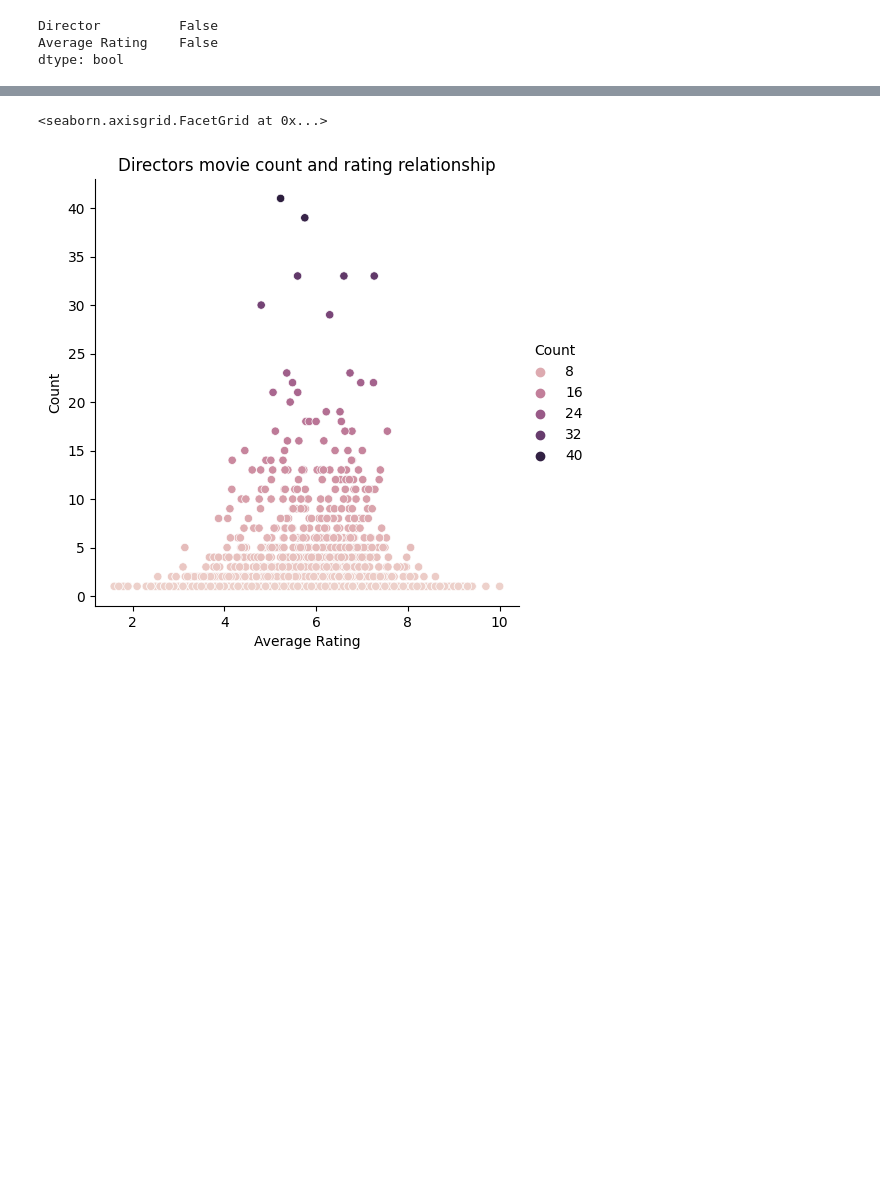
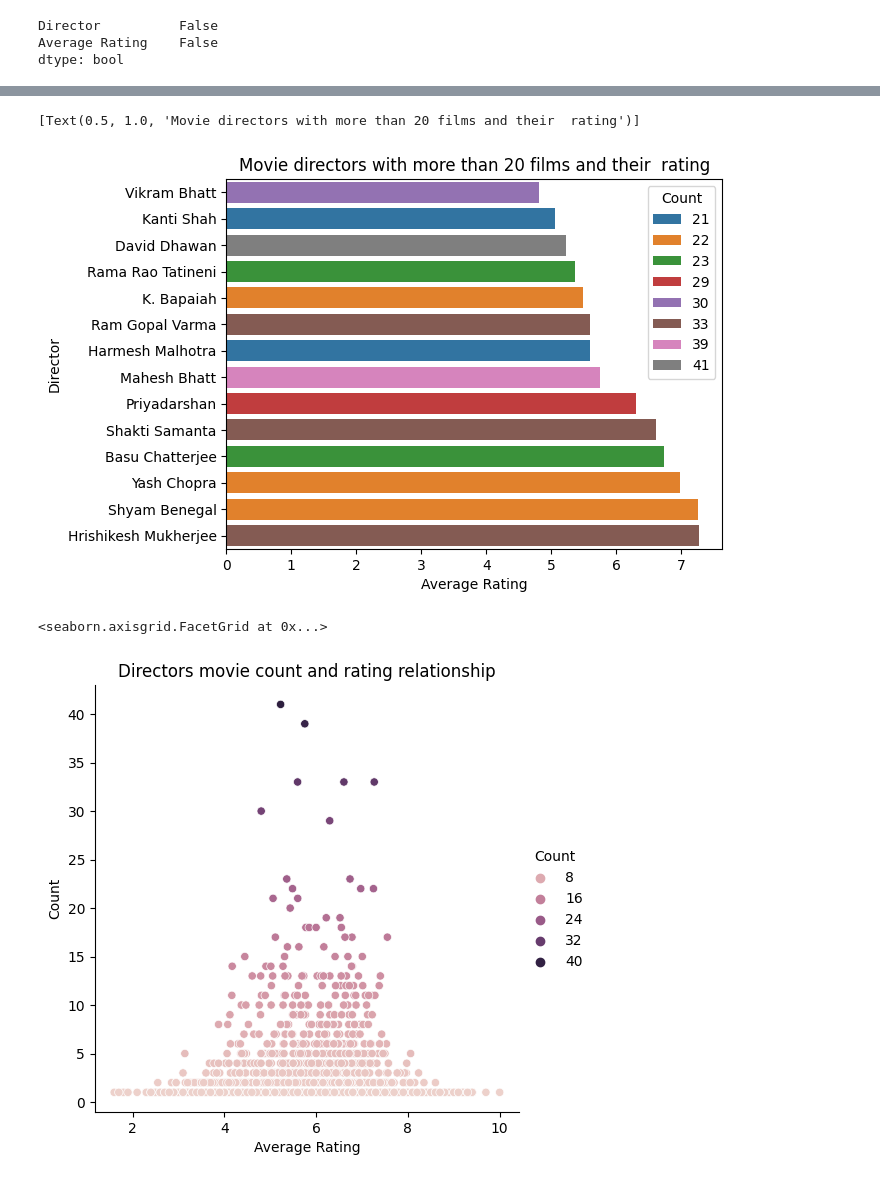
Before and after one commit to kdmwangi/Data-Science, a Jupyter notebook: Movie_rating_prediction.ipynb, the cells around one changed output, grey strips where cells are left out. Drawn from its saved outputs; the diff is of its cells as text; code cells hidden in the pictures; blank space fills up the shorter version.

```diff
--- a/Movie_rating_prediction.ipynb
+++ b/Movie_rating_prediction.ipynb
@@ -486,0 +533,2 @@ director_rating_movie_count.sort_values
+# %%
+d_m_c = director_rating_movie_count.iloc[:,1:]
@@ -487,3 +551,9 @@ director_rating_movie_count.sort_values
+# %%
+fig = sns.barplot(d_m_c[d_m_c['Count'] > 20].sort_values(by='Average Rating'), x='Average Rating', y='Director', hue='Count', dodge=False)
+fig.set(title='Movie directors with more than 20 films and their  rating')
+# %% [output]
+[Text(0.5, 1.0, 'Movie directors with more than 20 films and their  rating')]
+[figure, added]
 # %%
 fig = sns.relplot(director_rating_movie_count,x='Average Rating', y='Count', hue='Count')
 fig.set(title='Directors movie count and rating relationship')
```
Also changed, not shown: parts of 29 cells of this notebook.
